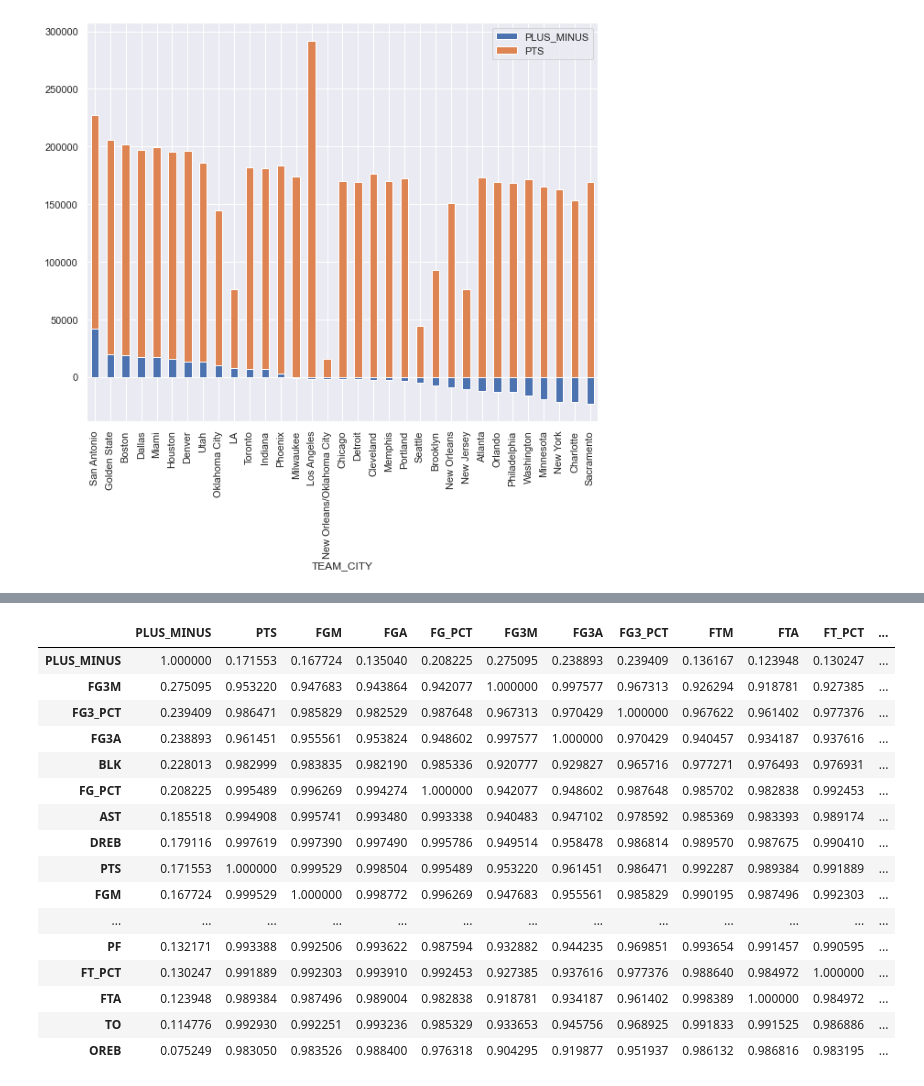
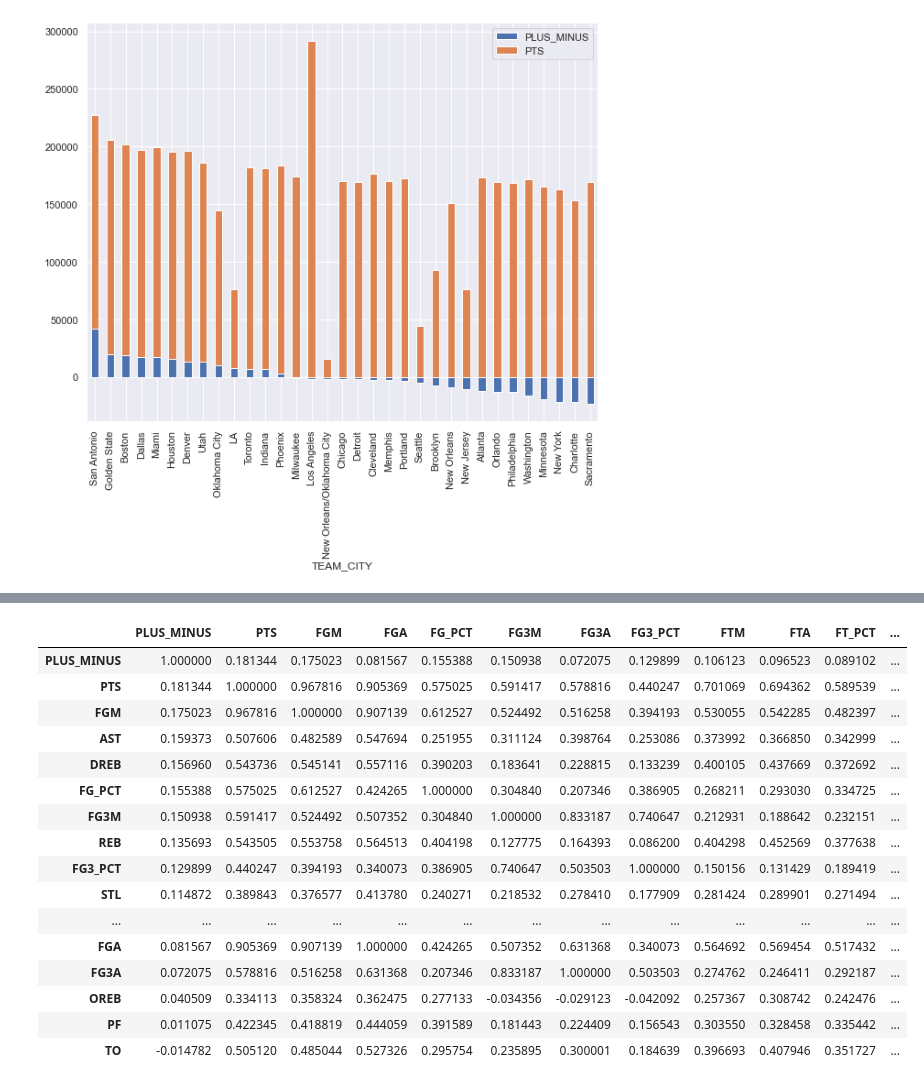
Before and after one commit to Minh-Thien-Bui/Datamine-Project, a Jupyter notebook: Basketball.ipynb, the cells around one changed output, grey strips where cells are left out. Drawn from its saved outputs; the diff is of its cells as text; code cells hidden in the pictures.

```diff
--- a/Basketball.ipynb
+++ b/Basketball.ipynb
@@ -32,5 +32,6 @@ clean_league = NBA.drop(
     axis = 1
 )
 
-clean_league.insert(loc = 0, column = 'PLUS_MINUS', value = NBA['PLUS_MINUS'])
-clean_league.insert(loc = 1, column = 'PTS', value = NBA['PTS'])
+clean_league.insert(loc = 7, column = 'PLUS_MINUS', value = NBA['PLUS_MINUS'])
+clean_league.insert(loc = 8, column = 'PTS', value = NBA['PTS'])
+clean_league = clean_league.fillna(0)
@@ -67,24 +115,24 @@ teams[['PLUS_MINUS', 'PTS']].plot(kind='bar',  stacked=True, figsize=(10, 8))
 # %%
-corr_matrix = teams.corr()
+corr_matrix = clean_league.corr()
 corr_matrix.sort_values(by = 'PLUS_MINUS', ascending = False)
 # %% [output]
 |  | PLUS_MINUS | PTS | FGM | FGA | FG_PCT | FG3M | FG3A | FG3_PCT | FTM | FTA | FT_PCT | ... |
-| PLUS_MINUS | 1.000000 | 0.171553 | 0.167724 | 0.135040 | 0.208225 | 0.275095 | 0.238893 | 0.239409 | 0.136167 | 0.123948 | 0.130247 | ... |
-| FG3M | 0.275095 | 0.953220 | 0.947683 | 0.943864 | 0.942077 | 1.000000 | 0.997577 | 0.967313 | 0.926294 | 0.918781 | 0.927385 | ... |
-| FG3_PCT | 0.239409 | 0.986471 | 0.985829 | 0.982529 | 0.987648 | 0.967313 | 0.970429 | 1.000000 | 0.967622 | 0.961402 | 0.977376 | ... |
-| FG3A | 0.238893 | 0.961451 | 0.955561 | 0.953824 | 0.948602 | 0.997577 | 1.000000 | 0.970429 | 0.940457 | 0.934187 | 0.937616 | ... |
-| BLK | 0.228013 | 0.982999 | 0.983835 | 0.982190 | 0.985336 | 0.920777 | 0.929827 | 0.965716 | 0.977271 | 0.976493 | 0.976931 | ... |
-| FG_PCT | 0.208225 | 0.995489 | 0.996269 | 0.994274 | 1.000000 | 0.942077 | 0.948602 | 0.987648 | 0.985702 | 0.982838 | 0.992453 | ... |
-| AST | 0.185518 | 0.994908 | 0.995741 | 0.993480 | 0.993338 | 0.940483 | 0.947102 | 0.978592 | 0.985369 | 0.983393 | 0.989174 | ... |
-| DREB | 0.179116 | 0.997619 | 0.997390 | 0.997490 | 0.995786 | 0.949514 | 0.958478 | 0.986814 | 0.989570 | 0.987675 | 0.990410 | ... |
-| PTS | 0.171553 | 1.000000 | 0.999529 | 0.998504 | 0.995489 | 0.953220 | 0.961451 | 0.986471 | 0.992287 | 0.989384 | 0.991889 | ... |
-| FGM | 0.167724 | 0.999529 | 1.000000 | 0.998772 | 0.996269 | 0.947683 | 0.955561 | 0.985829 | 0.990195 | 0.987496 | 0.992303 | ... |
+| PLUS_MINUS | 1.000000 | 0.181344 | 0.175023 | 0.081567 | 0.155388 | 0.150938 | 0.072075 | 0.129899 | 0.106123 | 0.096523 | 0.089102 | ... |
+| PTS | 0.181344 | 1.000000 | 0.967816 | 0.905369 | 0.575025 | 0.591417 | 0.578816 | 0.440247 | 0.701069 | 0.694362 | 0.589539 | ... |
+| FGM | 0.175023 | 0.967816 | 1.000000 | 0.907139 | 0.612527 | 0.524492 | 0.516258 | 0.394193 | 0.530055 | 0.542285 | 0.482397 | ... |
+| AST | 0.159373 | 0.507606 | 0.482589 | 0.547694 | 0.251955 | 0.311124 | 0.398764 | 0.253086 | 0.373992 | 0.366850 | 0.342999 | ... |
+| DREB | 0.156960 | 0.543736 | 0.545141 | 0.557116 | 0.390203 | 0.183641 | 0.228815 | 0.133239 | 0.400105 | 0.437669 | 0.372692 | ... |
+| FG_PCT | 0.155388 | 0.575025 | 0.612527 | 0.424265 | 1.000000 | 0.304840 | 0.207346 | 0.386905 | 0.268211 | 0.293030 | 0.334725 | ... |
+| FG3M | 0.150938 | 0.591417 | 0.524492 | 0.507352 | 0.304840 | 1.000000 | 0.833187 | 0.740647 | 0.212931 | 0.188642 | 0.232151 | ... |
+| REB | 0.135693 | 0.543505 | 0.553758 | 0.564513 | 0.404198 | 0.127775 | 0.164393 | 0.086200 | 0.404298 | 0.452569 | 0.377638 | ... |
+| FG3_PCT | 0.129899 | 0.440247 | 0.394193 | 0.340073 | 0.386905 | 0.740647 | 0.503503 | 1.000000 | 0.150156 | 0.131429 | 0.189419 | ... |
+| STL | 0.114872 | 0.389843 | 0.376577 | 0.413780 | 0.240271 | 0.218532 | 0.278410 | 0.177909 | 0.281424 | 0.289901 | 0.271494 | ... |
 | ... | ... | ... | ... | ... | ... | ... | ... | ... | ... | ... | ... | ... |
-| PF | 0.132171 | 0.993388 | 0.992506 | 0.993622 | 0.987594 | 0.932882 | 0.944235 | 0.969851 | 0.993654 | 0.991457 | 0.990595 | ... |
-| FT_PCT | 0.130247 | 0.991889 | 0.992303 | 0.993910 | 0.992453 | 0.927385 | 0.937616 | 0.977376 | 0.988640 | 0.984972 | 1.000000 | ... |
-| FTA | 0.123948 | 0.989384 | 0.987496 | 0.989004 | 0.982838 | 0.918781 | 0.934187 | 0.961402 | 0.998389 | 1.000000 | 0.984972 | ... |
-| TO | 0.114776 | 0.992930 | 0.992251 | 0.993236 | 0.985329 | 0.933653 | 0.945756 | 0.968925 | 0.991833 | 0.991525 | 0.986886 | ... |
-| OREB | 0.075249 | 0.983050 | 0.983526 | 0.988400 | 0.976318 | 0.904295 | 0.919877 | 0.951937 | 0.986132 | 0.986816 | 0.983195 | ... |
+| FGA | 0.081567 | 0.905369 | 0.907139 | 1.000000 | 0.424265 | 0.507352 | 0.631368 | 0.340073 | 0.564692 | 0.569454 | 0.517432 | ... |
+| FG3A | 0.072075 | 0.578816 | 0.516258 | 0.631368 | 0.207346 | 0.833187 | 1.000000 | 0.503503 | 0.274762 | 0.246411 | 0.292187 | ... |
+| OREB | 0.040509 | 0.334113 | 0.358324 | 0.362475 | 0.277133 | -0.034356 | -0.029123 | -0.042092 | 0.257367 | 0.308742 | 0.242476 | ... |
+| PF | 0.011075 | 0.422345 | 0.418819 | 0.444059 | 0.391589 | 0.181443 | 0.224409 | 0.156543 | 0.303550 | 0.328458 | 0.335442 | ... |
+| TO | -0.014782 | 0.505120 | 0.485044 | 0.527326 | 0.295754 | 0.235895 | 0.300001 | 0.184639 | 0.396693 | 0.407946 | 0.351727 | ... |
 # %%
 plt.figure(figsize = (10, 8))
 sns.heatmap(corr_matrix)
```
Also changed, not shown: parts of 5 cells of this notebook.
